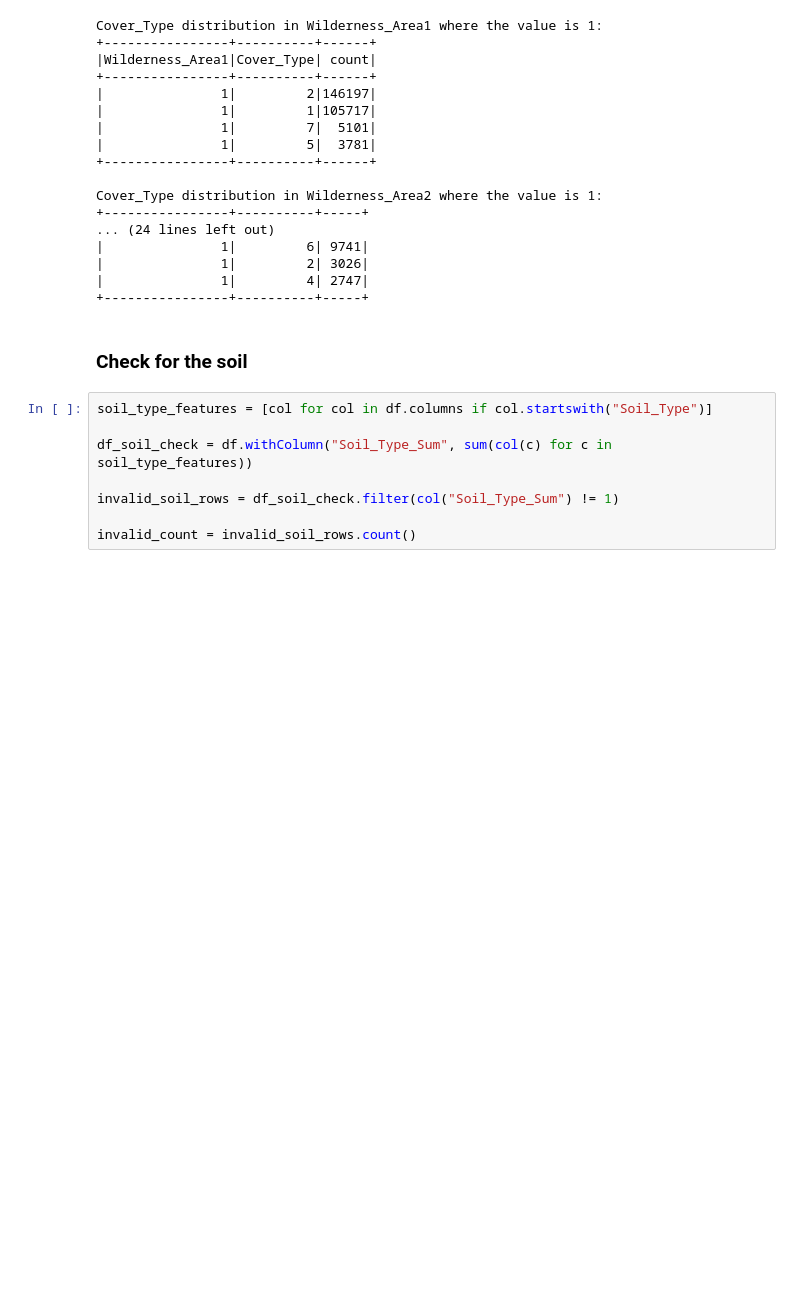
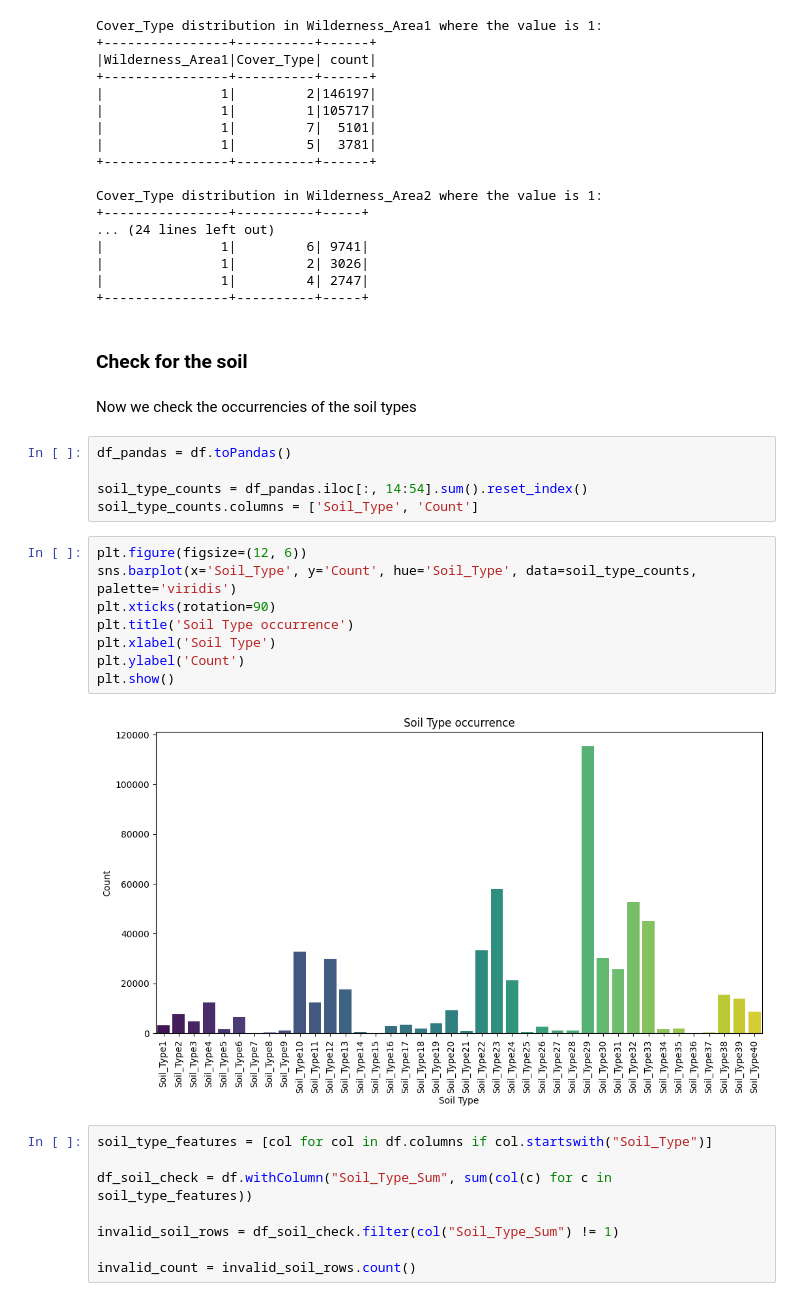
Before and after one commit to saravorabbi/Unibo_BDA_Project, a Jupyter notebook: project.ipynb, the cells around one changed output. Cells and saved outputs as stored; diff of their text form; blank space fills up the shorter version.

Commit message:
add soil plot

```diff
--- a/project.ipynb
+++ b/project.ipynb
@@ -356,6 +324,23 @@ Cover_Type distribution in Wilderness_Area2 where the value is 1:
 +----------------+----------+-----+
 # %% [markdown]
 ### Check for the soil
+# %% [markdown]
+Now we check the occurrencies of the soil types
+# %%
+df_pandas = df.toPandas()
+
+soil_type_counts = df_pandas.iloc[:, 14:54].sum().reset_index()
+soil_type_counts.columns = ['Soil_Type', 'Count']
+# %%
+plt.figure(figsize=(12, 6))
+sns.barplot(x='Soil_Type', y='Count', hue='Soil_Type', data=soil_type_counts, palette='viridis')
+plt.xticks(rotation=90)
+plt.title('Soil Type occurrence')
+plt.xlabel('Soil Type')
+plt.ylabel('Count')
+plt.show()
+# %% [output]
+[figure, added]
 # %%
 soil_type_features = [col for col in df.columns if col.startswith("Soil_Type")]
 
```
Also changed, not shown: parts of 7 cells of this notebook.
